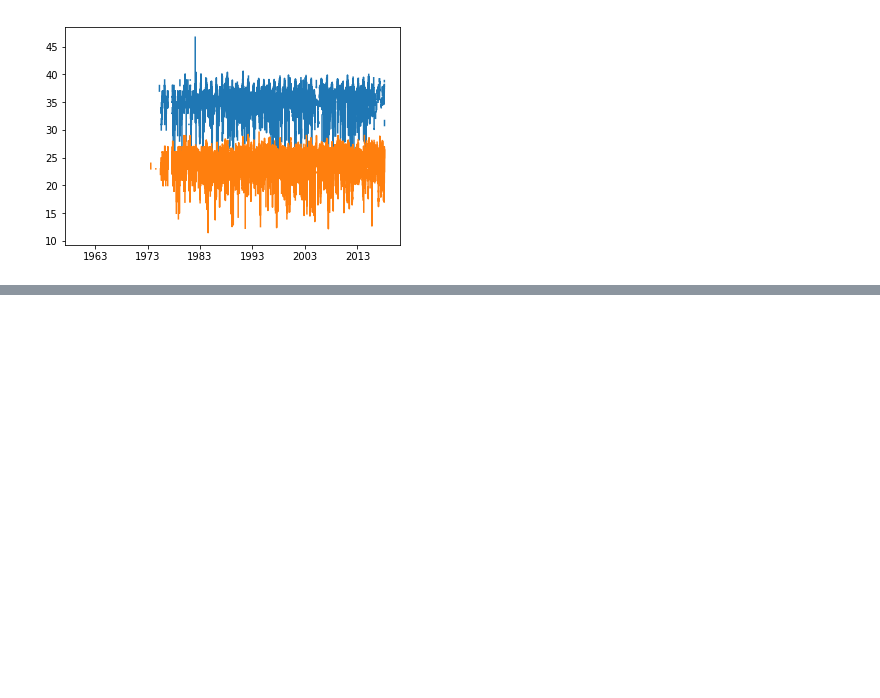
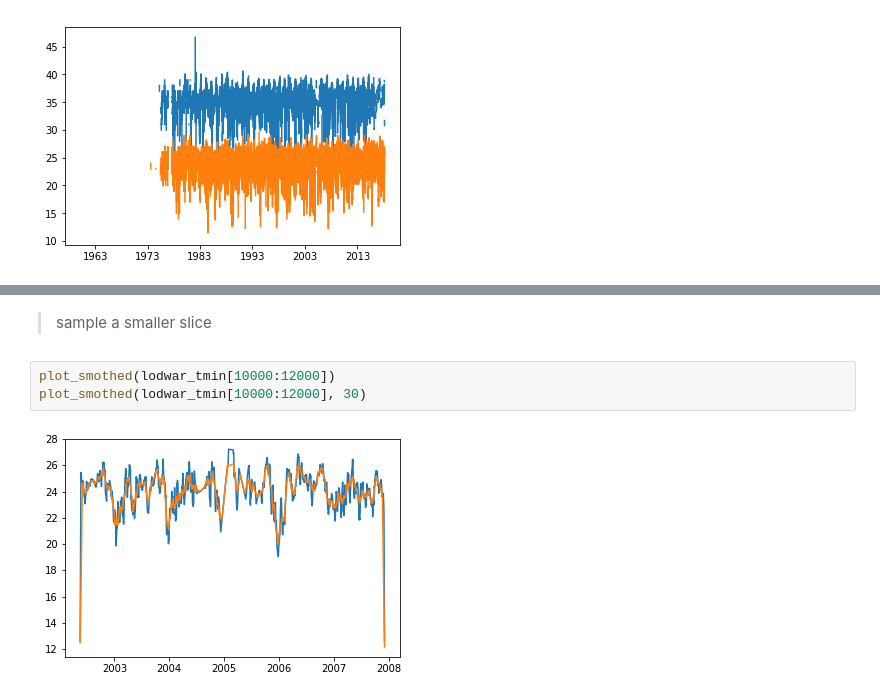
Before and after one commit to 4bic/learn_code, a Jupyter notebook: python:Data Analysis/weather data and numpy.ipynb, the cells around one changed output, grey strips where cells are left out. Drawn from its saved outputs; the diff is of its cells as text; blank space fills up the shorter version.

```diff
--- a/python:Data Analysis/weather data and numpy.ipynb
+++ b/python:Data Analysis/weather data and numpy.ipynb
@@ -178,0 +203,7 @@ plt.plot(lodwar_tmin['date'], lodwar_tmin['value'])
+# %% [markdown]
+> sample a smaller slice
+# %%
+plot_smothed(lodwar_tmin[10000:12000])
+plot_smothed(lodwar_tmin[10000:12000], 30)
+# %% [output]
+[figure, added]
```
Also changed, not shown: parts of 15 cells of this notebook, 10 other files.
